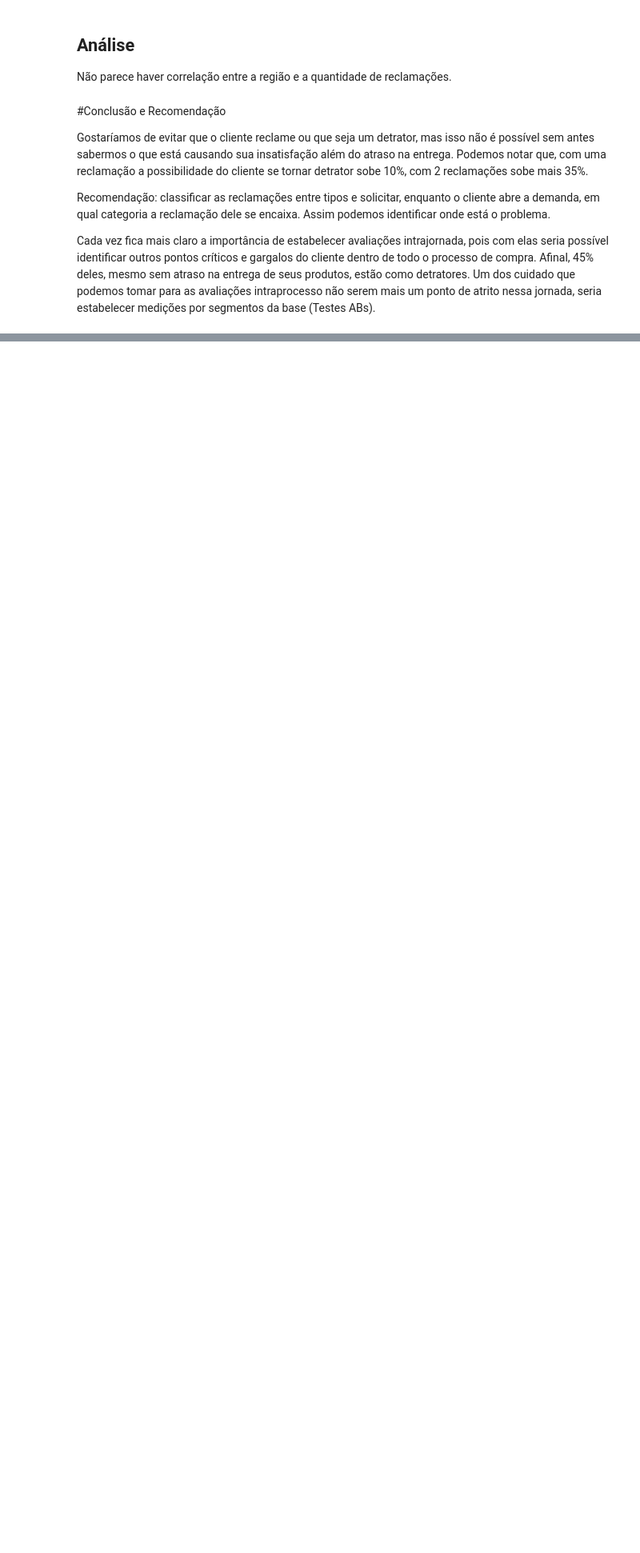
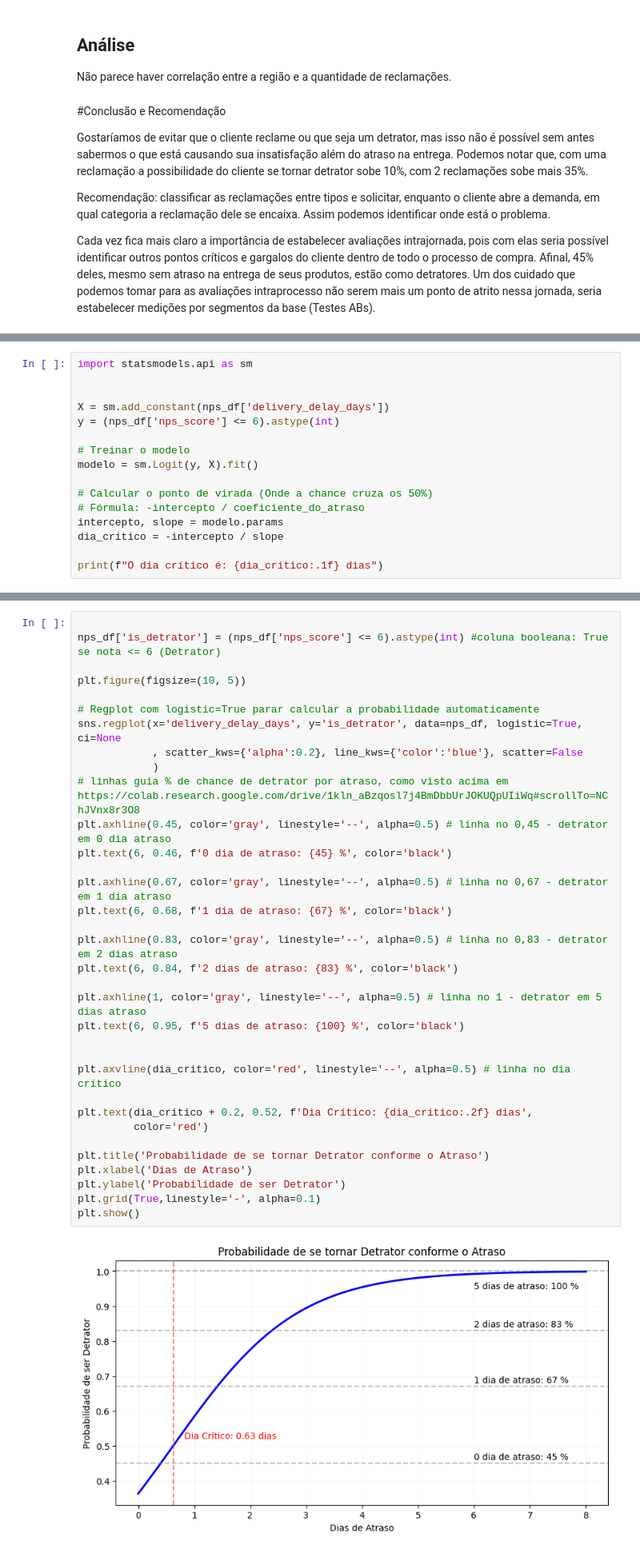
Before and after one commit to ceciliafujita/FIAP_1IAST, a Jupyter notebook: IAST1_TechChallenge_Fase1.ipynb, the cells around one changed output, grey strips where cells are left out. Shown at 80% size. Cells and saved outputs as stored; diff of their text form; blank space fills up the shorter version.

Commit message:
Created using Colab Inserção de um modelo de regressão logistica para atraso e o ponto crítico, onde o cliente passa a ser detrator

```diff
--- a/IAST1_TechChallenge_Fase1.ipynb
+++ b/IAST1_TechChallenge_Fase1.ipynb
@@ -677,0 +687,16 @@ Um dos cuidado que podemos tomar para as avaliações intraprocesso não serem m
+# %%
+import statsmodels.api as sm
+
+
+X = sm.add_constant(nps_df['delivery_delay_days'])
+y = (nps_df['nps_score'] <= 6).astype(int)
+
+# Treinar o modelo
+modelo = sm.Logit(y, X).fit()
+
+# Calcular o ponto de virada (Onde a chance cruza os 50%)
+# Fórmula: -intercepto / coeficiente_do_atraso
+intercepto, slope = modelo.params
+dia_critico = -intercepto / slope
+
+print(f"O dia crítico é: {dia_critico:.1f} dias")
@@ -677,0 +710,36 @@ Um dos cuidado que podemos tomar para as avaliações intraprocesso não serem m
+# %%
+
+nps_df['is_detrator'] = (nps_df['nps_score'] <= 6).astype(int) #coluna booleana: True se nota <= 6 (Detrator)
+
+plt.figure(figsize=(10, 5))
+
+# Regplot com logistic=True parar calcular a probabilidade automaticamente
+sns.regplot(x='delivery_delay_days', y='is_detrator', data=nps_df, logistic=True, ci=None
+            , scatter_kws={'alpha':0.2}, line_kws={'color':'blue'}, scatter=False
+            )
+# linhas guia % de chance de detrator por atraso, como visto acima em https://colab.research.google.com/drive/1kln_aBzqosl7j4BmDbbUrJOKUQpUIiWq#scrollTo=NChJVnx8r3O8
+plt.axhline(0.45, color='gray', linestyle='--', alpha=0.5) # linha no 0,45 - detrator em 0 dia atraso
+plt.text(6, 0.46, f'0 dia de atraso: {45} %', color='black')
+
+plt.axhline(0.67, color='gray', linestyle='--', alpha=0.5) # linha no 0,67 - detrator em 1 dia atraso
+plt.text(6, 0.68, f'1 dia de atraso: {67} %', color='black')
+
+plt.axhline(0.83, color='gray', linestyle='--', alpha=0.5) # linha no 0,83 - detrator em 2 dias atraso
+plt.text(6, 0.84, f'2 dias de atraso: {83} %', color='black')
+
+plt.axhline(1, color='gray', linestyle='--', alpha=0.5) # linha no 1 - detrator em 5 dias atraso
+plt.text(6, 0.95, f'5 dias de atraso: {100} %', color='black')
+
+
+plt.axvline(dia_critico, color='red', linestyle='--', alpha=0.5) # linha no dia crítico
+
+plt.text(dia_critico + 0.2, 0.52, f'Dia Crítico: {dia_critico:.2f} dias',
+         color='red')
+
+plt.title('Probabilidade de se tornar Detrator conforme o Atraso')
+plt.xlabel('Dias de Atraso')
+plt.ylabel('Probabilidade de ser Detrator')
+plt.grid(True,linestyle='-', alpha=0.1)
+plt.show()
+# %% [output]
+[figure, added]
```
Also changed, not shown: parts of 6 cells of this notebook.
